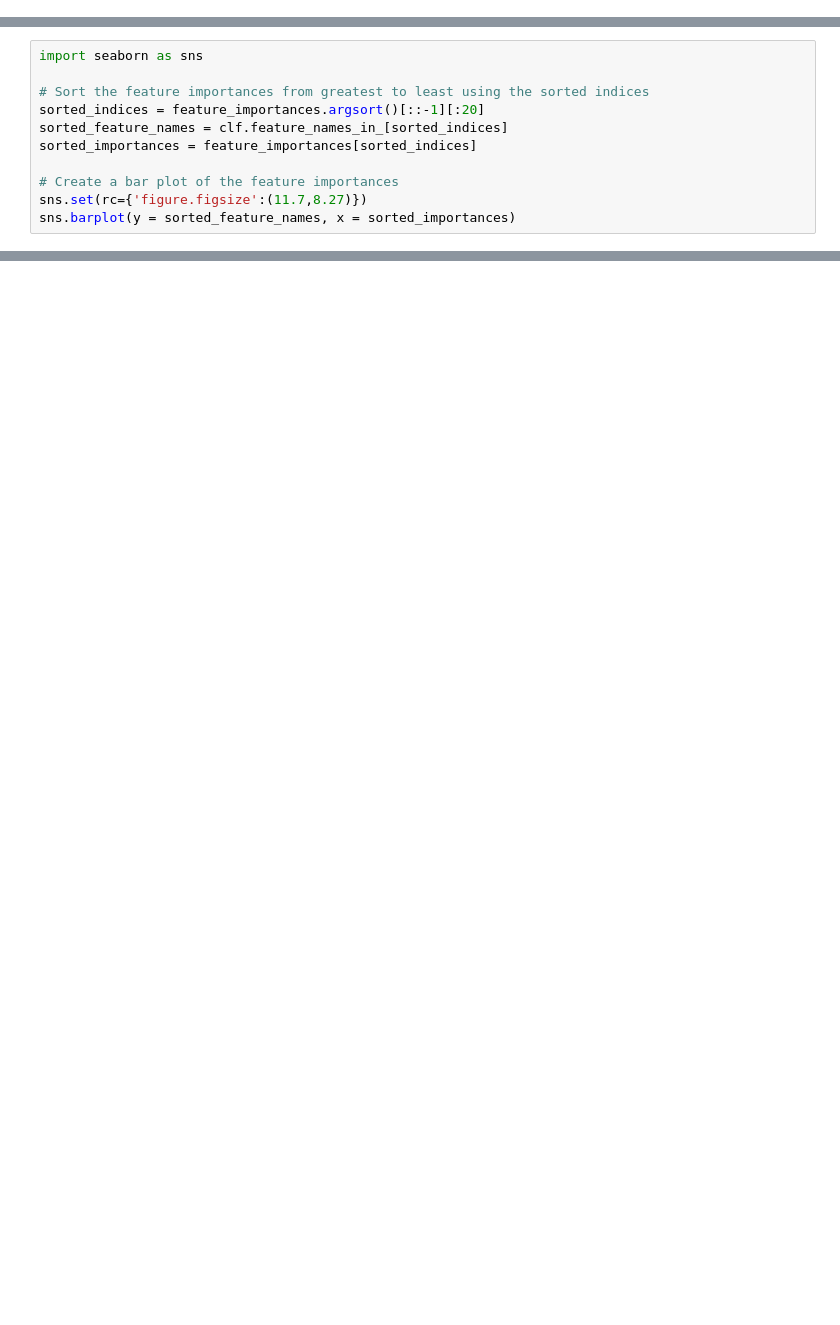
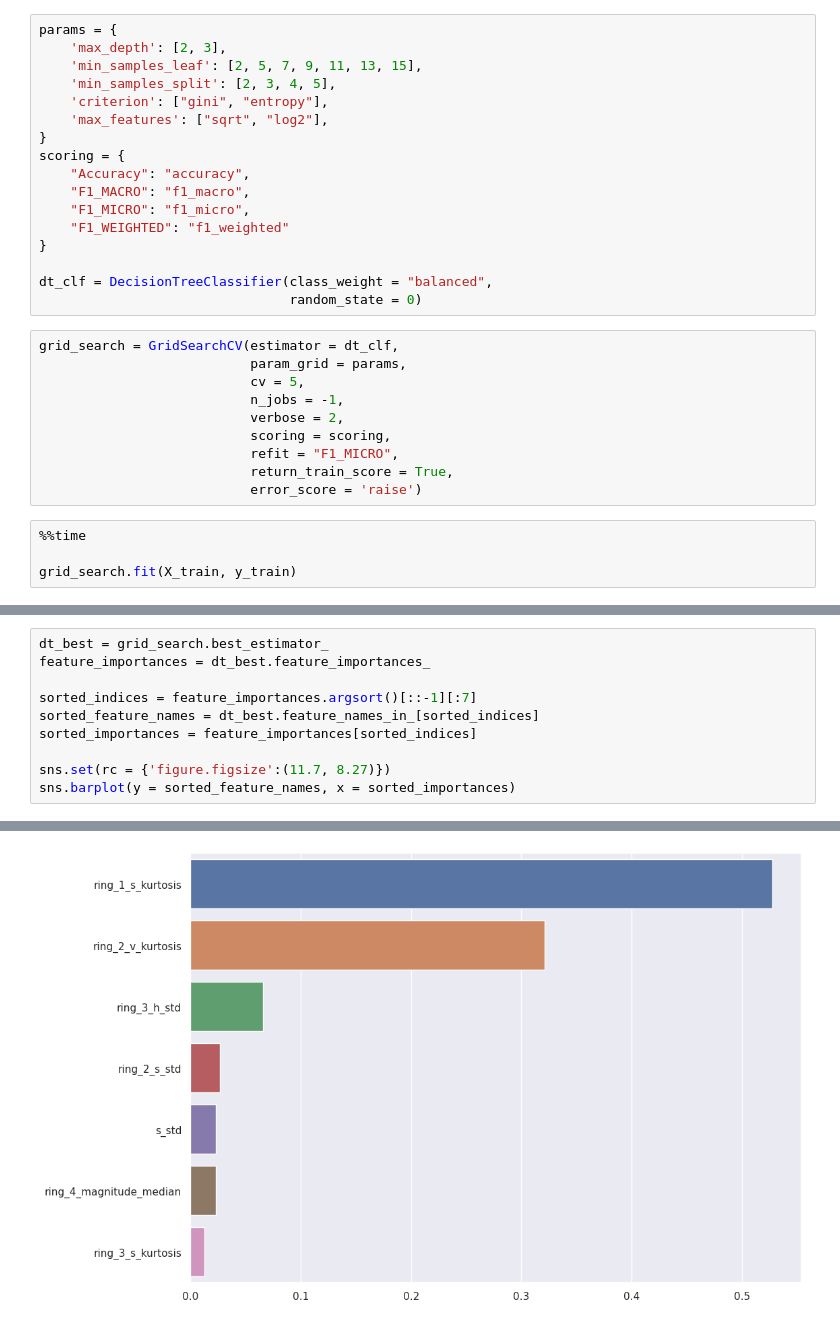
Before and after one commit to TemuujinE/NUM-Pattern-Recognition, a Jupyter notebook: lab3/decision_tree.ipynb, the cells around one changed output, grey strips where cells are left out. Saved outputs shown, nothing was run; the diff lists cells and outputs as text; blank space fills up the shorter version.

```diff
--- a/lab3/decision_tree.ipynb
+++ b/lab3/decision_tree.ipynb
@@ -32,0 +37,31 @@ feature_importances = clf.feature_importances_
+# %%
+params = {
+    'max_depth': [2, 3],
+    'min_samples_leaf': [2, 5, 7, 9, 11, 13, 15],
+    'min_samples_split': [2, 3, 4, 5],
+    'criterion': ["gini", "entropy"],
+    'max_features': ["sqrt", "log2"],
+}
+scoring = {
+    "Accuracy": "accuracy",
+    "F1_MACRO": "f1_macro",
+    "F1_MICRO": "f1_micro",
+    "F1_WEIGHTED": "f1_weighted"
+}
+
+dt_clf = DecisionTreeClassifier(class_weight = "balanced",
+                                random_state = 0)
+# %%
+grid_search = GridSearchCV(estimator = dt_clf,
+                           param_grid = params,
+                           cv = 5,
+                           n_jobs = -1,
+                           verbose = 2,
+                           scoring = scoring,
+                           refit = "F1_MICRO",
+                           return_train_score = True,
+                           error_score = 'raise')
+# %%
+%%time
+
+grid_search.fit(X_train, y_train)
@@ -33,11 +118,11 @@ feature_importances = clf.feature_importances_
 # %%
-import seaborn as sns
+dt_best = grid_search.best_estimator_
+feature_importances = dt_best.feature_importances_
 
-# Sort the feature importances from greatest to least using the sorted indices
-sorted_indices = feature_importances.argsort()[::-1][:20]
-sorted_feature_names = clf.feature_names_in_[sorted_indices]
+sorted_indices = feature_importances.argsort()[::-1][:7]
+sorted_feature_names = dt_best.feature_names_in_[sorted_indices]
 sorted_importances = feature_importances[sorted_indices]
 
-# Create a bar plot of the feature importances
-sns.set(rc={'figure.figsize':(11.7,8.27)})
+sns.set(rc = {'figure.figsize':(11.7, 8.27)})
 sns.barplot(y = sorted_feature_names, x = sorted_importances)
+# %% [output]
@@ -43,0 +130 @@ sns.barplot(y = sorted_feature_names, x = sorted_importances)
+[figure, added]
```
Also changed, not shown: parts of 19 cells of this notebook, 24 other files.
